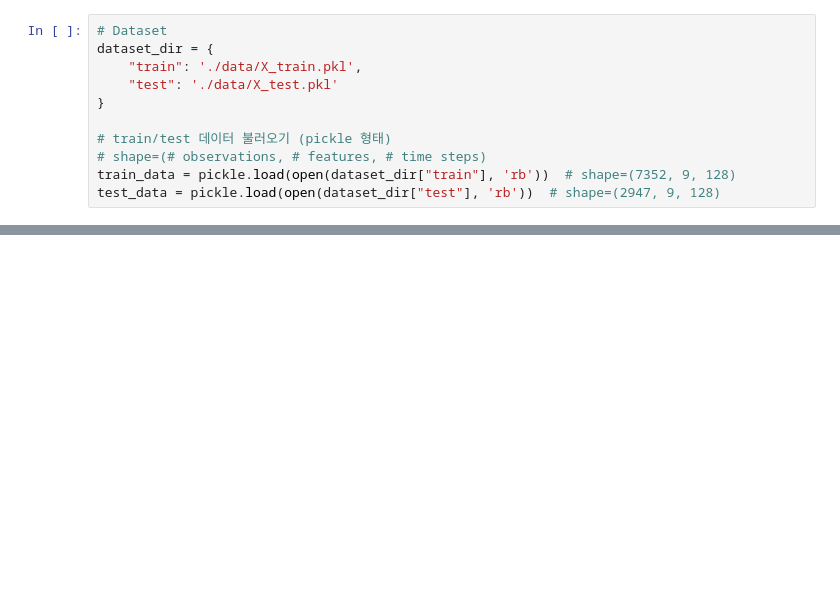
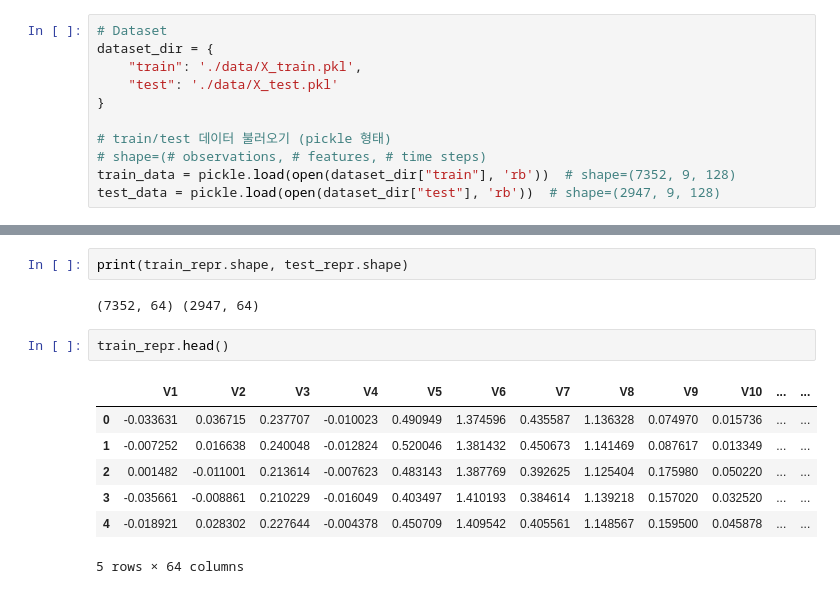
Before and after one commit to ClustProject/KUDataRepresentation, a Jupyter notebook: Test.ipynb, the cells around one changed output, grey strips where cells are left out. Saved outputs shown, nothing was run; the diff lists cells and outputs as text; blank space fills up the shorter version.

```diff
--- a/Test.ipynb
+++ b/Test.ipynb
@@ -110,0 +131,14 @@ train_repr, test_repr = data_repr.encode_data(model, best_model_path=config["bes
+# %%
+print(train_repr.shape, test_repr.shape)
+# %% [output]
+(7352, 64) (2947, 64)
+# %%
+train_repr.head()
+# %% [output]
+|  | V1 | V2 | V3 | V4 | V5 | V6 | V7 | V8 | V9 | V10 | ... | ... |
+| 0 | -0.033631 | 0.036715 | 0.237707 | -0.010023 | 0.490949 | 1.374596 | 0.435587 | 1.136328 | 0.074970 | 0.015736 | ... | ... |
+| 1 | -0.007252 | 0.016638 | 0.240048 | -0.012824 | 0.520046 | 1.381432 | 0.450673 | 1.141469 | 0.087617 | 0.013349 | ... | ... |
+| 2 | 0.001482 | -0.011001 | 0.213614 | -0.007623 | 0.483143 | 1.387769 | 0.392625 | 1.125404 | 0.175980 | 0.050220 | ... | ... |
+| 3 | -0.035661 | -0.008861 | 0.210229 | -0.016049 | 0.403497 | 1.410193 | 0.384614 | 1.139218 | 0.157020 | 0.032520 | ... | ... |
+| 4 | -0.018921 | 0.028302 | 0.227644 | -0.004378 | 0.450709 | 1.409542 | 0.405561 | 1.148567 | 0.159500 | 0.045878 | ... | ... |
+5 rows × 64 columns
```
Also changed, not shown: parts of 15 cells of this notebook, 6 other files.
